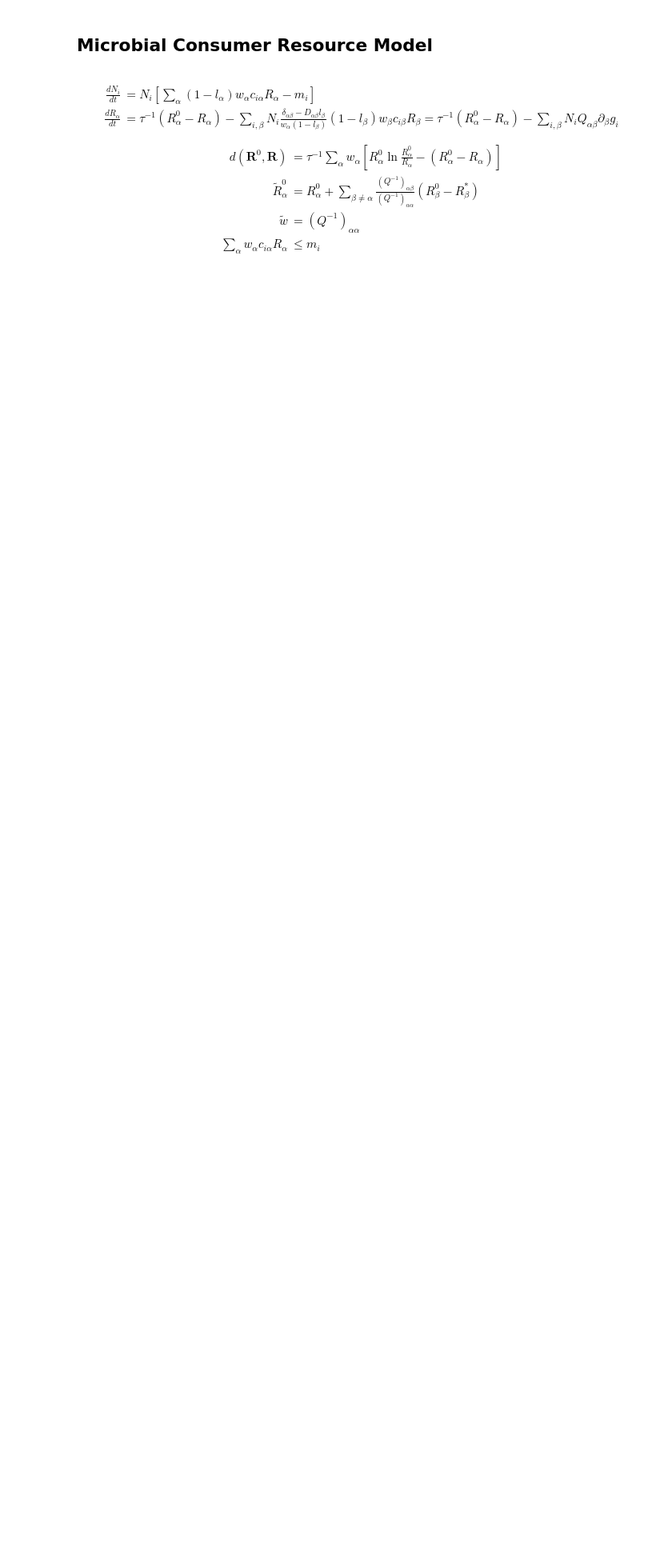
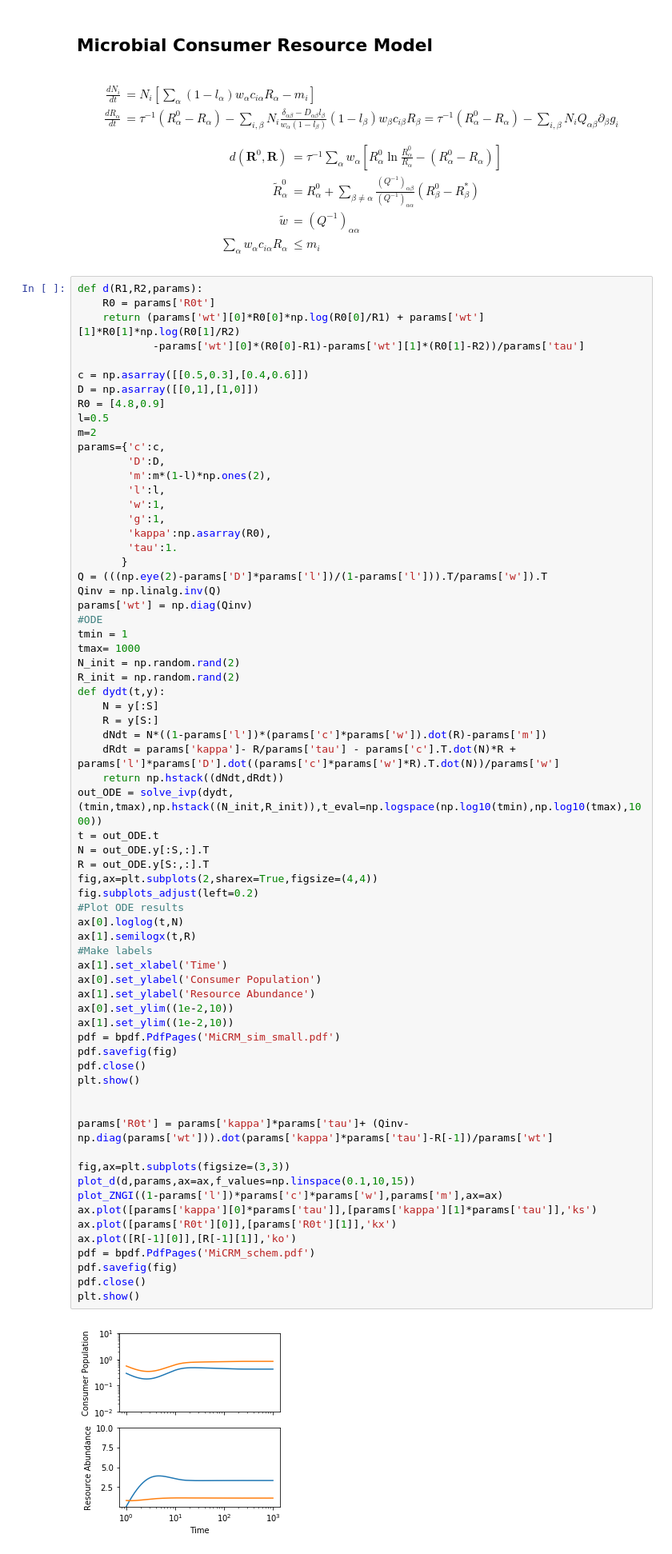
Before and after one commit to Emergent-Behaviors-in-Biology/mepp, a Jupyter notebook: Examples.ipynb, the cells around one changed output. Shown at 80% size. Cells and saved outputs as stored; diff of their text form; blank space fills up the shorter version.

```diff
--- a/Examples.ipynb
+++ b/Examples.ipynb
@@ -814,3 +858,72 @@ d(\mathbf{R}^0,\mathbf{R}) &= \tau^{-1} \sum_\alpha w_\alpha \left[R_\alpha^0 \l
 \tilde{w} &= (Q^{-1})_{\alpha\alpha}\\
 \sum_\alpha w_\alpha c_{i\alpha} R_\alpha &\leq m_i
 \end{align}
+# %%
+def d(R1,R2,params):
+    R0 = params['R0t']
+    return (params['wt'][0]*R0[0]*np.log(R0[0]/R1) + params['wt'][1]*R0[1]*np.log(R0[1]/R2)
+            -params['wt'][0]*(R0[0]-R1)-params['wt'][1]*(R0[1]-R2))/params['tau']
+
+c = np.asarray([[0.5,0.3],[0.4,0.6]])
+D = np.asarray([[0,1],[1,0]])
+R0 = [4.8,0.9]
+l=0.5
+m=2
+params={'c':c,
+        'D':D,
+        'm':m*(1-l)*np.ones(2),
+        'l':l,
+        'w':1,
+        'g':1,
+        'kappa':np.asarray(R0),
+        'tau':1.
+       }
+Q = (((np.eye(2)-params['D']*params['l'])/(1-params['l'])).T/params['w']).T
+Qinv = np.linalg.inv(Q)
+params['wt'] = np.diag(Qinv)
+#ODE
+tmin = 1
+tmax= 1000
+N_init = np.random.rand(2)
+R_init = np.random.rand(2)
+def dydt(t,y):
+    N = y[:S]
+    R = y[S:]
+    dNdt = N*((1-params['l'])*(params['c']*params['w']).dot(R)-params['m'])
+    dRdt = params['kappa']- R/params['tau'] - params['c'].T.dot(N)*R + params['l']*params['D'].dot((params['c']*params['w']*R).T.dot(N))/params['w']
+    return np.hstack((dNdt,dRdt))
+out_ODE = solve_ivp(dydt,(tmin,tmax),np.hstack((N_init,R_init)),t_eval=np.logspace(np.log10(tmin),np.log10(tmax),1000))
+t = out_ODE.t
+N = out_ODE.y[:S,:].T
+R = out_ODE.y[S:,:].T
+fig,ax=plt.subplots(2,sharex=True,figsize=(4,4))
+fig.subplots_adjust(left=0.2)
+#Plot ODE results
+ax[0].loglog(t,N)
+ax[1].semilogx(t,R)
+#Make labels
+ax[1].set_xlabel('Time')
+ax[0].set_ylabel('Consumer Population')
+ax[1].set_ylabel('Resource Abundance')
+ax[0].set_ylim((1e-2,10))
+ax[1].set_ylim((1e-2,10))
+pdf = bpdf.PdfPages('MiCRM_sim_small.pdf')
+pdf.savefig(fig)
+pdf.close()
+plt.show()
+
+
+params['R0t'] = params['kappa']*params['tau']+ (Qinv-np.diag(params['wt'])).dot(params['kappa']*params['tau']-R[-1])/params['wt']
+
+fig,ax=plt.subplots(figsize=(3,3))
+plot_d(d,params,ax=ax,f_values=np.linspace(0.1,10,15))
+plot_ZNGI((1-params['l'])*params['c']*params['w'],params['m'],ax=ax)
+ax.plot([params['kappa'][0]*params['tau']],[params['kappa'][1]*params['tau']],'ks')
+ax.plot([params['R0t'][0]],[params['R0t'][1]],'kx')
+ax.plot([R[-1][0]],[R[-1][1]],'ko')
+pdf = bpdf.PdfPages('MiCRM_schem.pdf')
+pdf.savefig(fig)
+pdf.close()
+plt.show()
+# %% [output]
+[figure, added]
```
Also changed, not shown: parts of 9 cells of this notebook, 8 other files.
